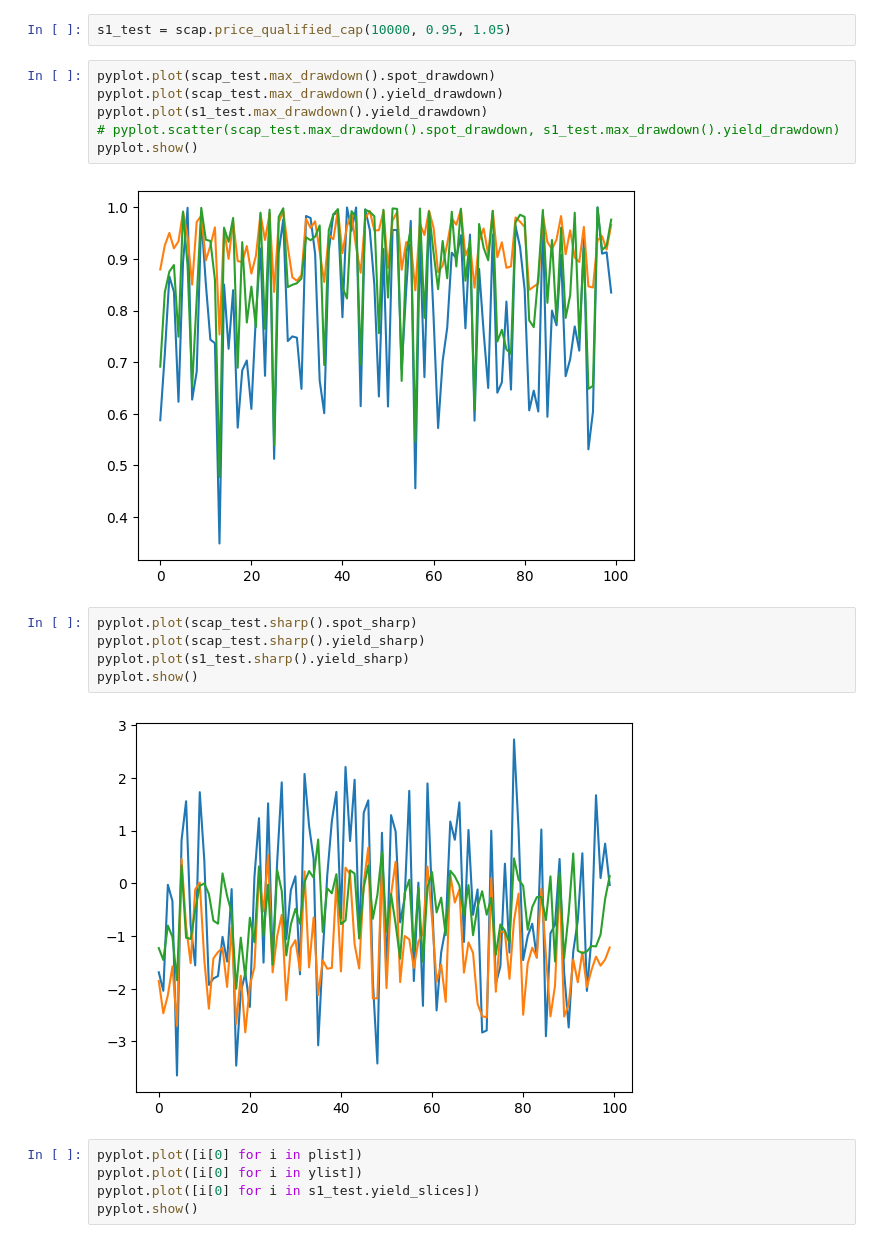
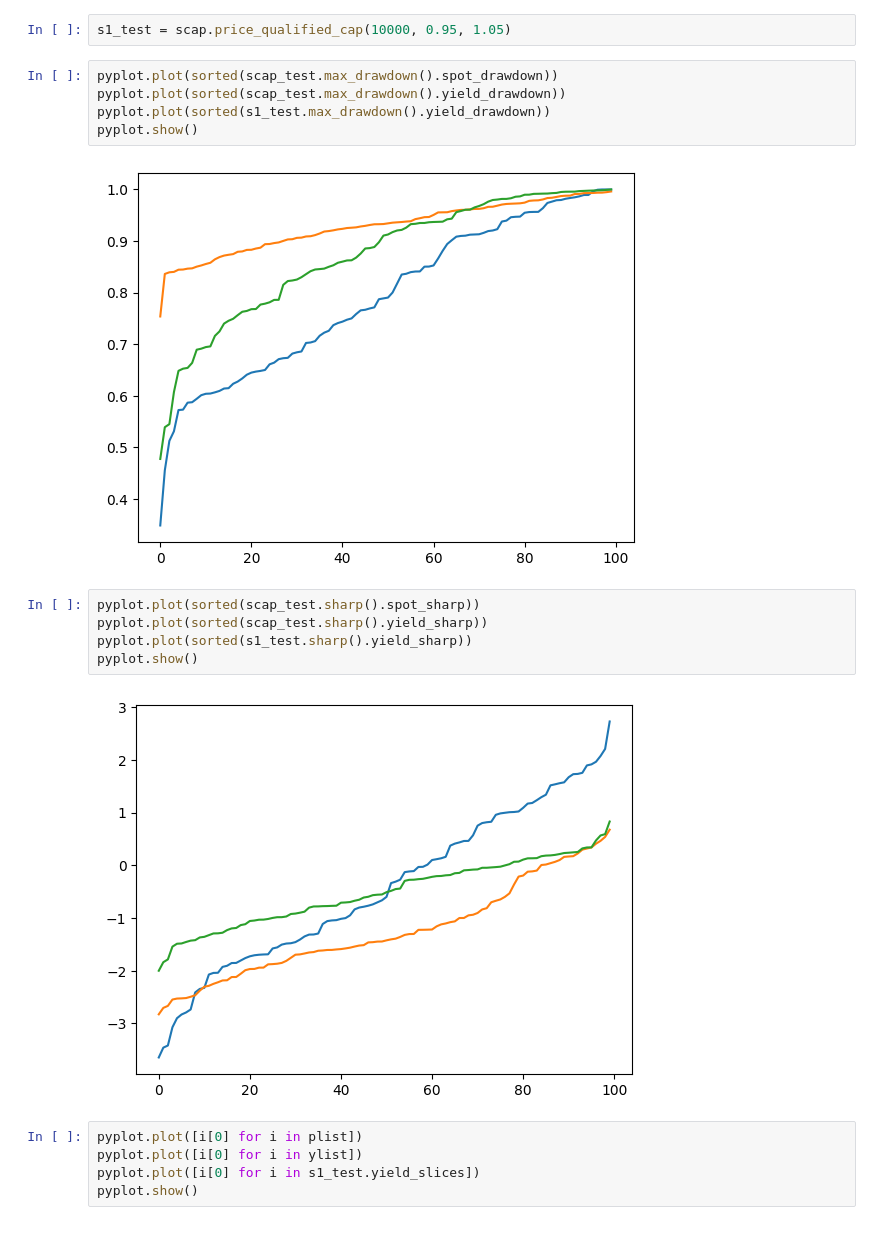
Before and after one commit to Sy-Sang/finance_utils, a Jupyter notebook: finance_utils/asset/spot/nb/nb3.ipynb, the cells around one changed output. Drawn from its saved outputs; the diff is of its cells as text.

```diff
--- a/finance_utils/asset/spot/nb/nb3.ipynb
+++ b/finance_utils/asset/spot/nb/nb3.ipynb
@@ -53,20 +53,19 @@ pyplot.show()
 # %%
 s1_test = scap.price_qualified_cap(10000, 0.95, 1.05)
 # %%
-pyplot.plot(scap_test.max_drawdown().spot_drawdown)
-pyplot.plot(scap_test.max_drawdown().yield_drawdown)
-pyplot.plot(s1_test.max_drawdown().yield_drawdown)
-# pyplot.scatter(scap_test.max_drawdown().spot_drawdown, s1_test.max_drawdown().yield_drawdown)
+pyplot.plot(sorted(scap_test.max_drawdown().spot_drawdown))
+pyplot.plot(sorted(scap_test.max_drawdown().yield_drawdown))
+pyplot.plot(sorted(s1_test.max_drawdown().yield_drawdown))
 pyplot.show()
 # %% [output]
-[figure, old version]
+[figure, new version]
 # %%
-pyplot.plot(scap_test.sharp().spot_sharp)
-pyplot.plot(scap_test.sharp().yield_sharp)
-pyplot.plot(s1_test.sharp().yield_sharp)
+pyplot.plot(sorted(scap_test.sharp().spot_sharp))
+pyplot.plot(sorted(scap_test.sharp().yield_sharp))
+pyplot.plot(sorted(s1_test.sharp().yield_sharp))
 pyplot.show()
 # %% [output]
-[figure, old version]
+[figure, new version]
 # %%
 pyplot.plot([i[0] for i in plist])
 pyplot.plot([i[0] for i in ylist])
```
